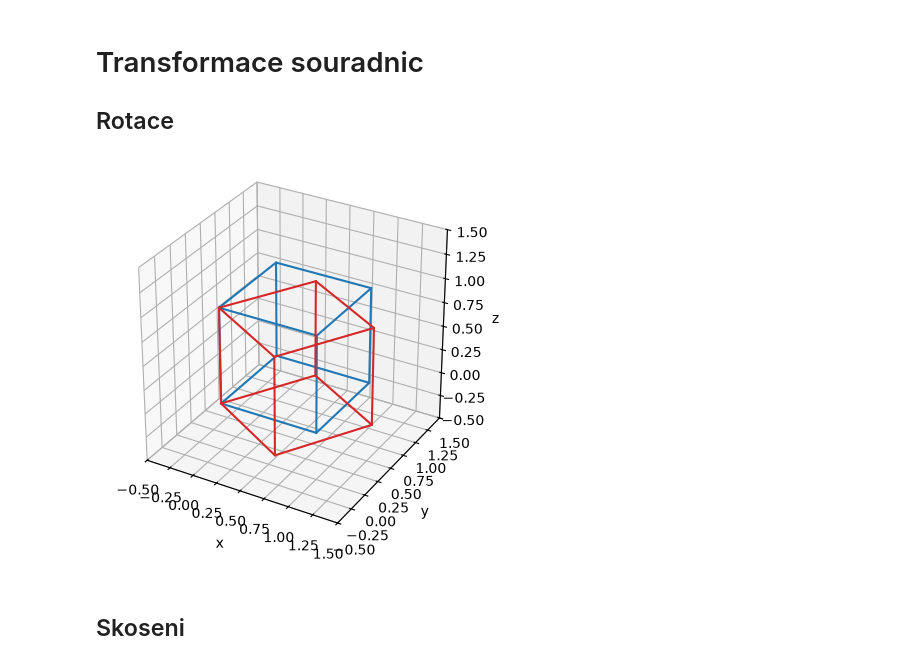
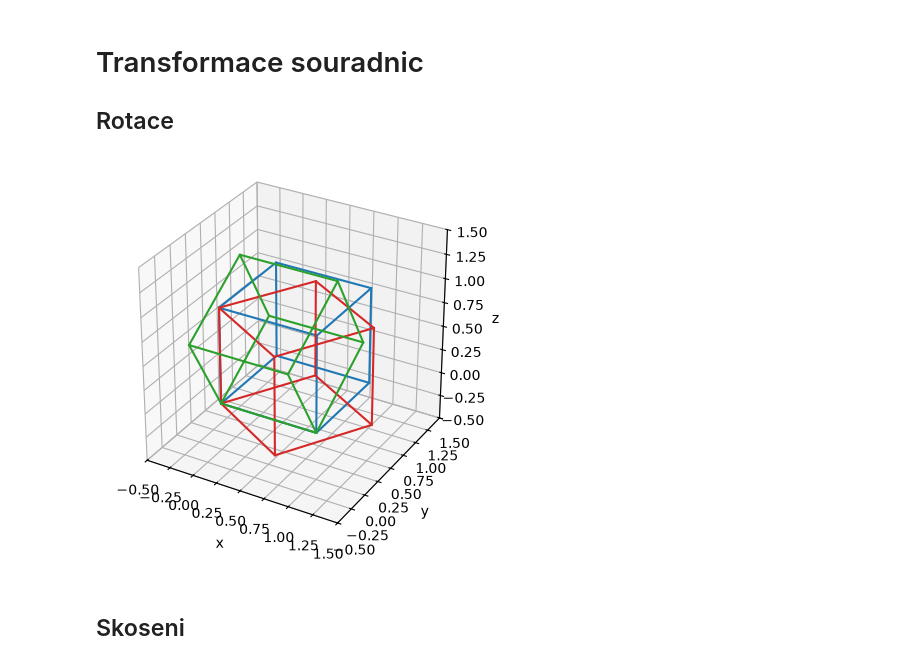
Before and after one commit to emil-varga/mechanika, a Jupyter notebook: python/notebooks/02_souradnice.ipynb, the cells around one changed output. Drawn from its saved outputs; the diff is of its cells as text; code cells hidden in the pictures.

Commit message:
x-rotace v notebooku

```diff
--- a/python/notebooks/02_souradnice.ipynb
+++ b/python/notebooks/02_souradnice.ipynb
@@ -24,34 +24,42 @@ def nakresli_krychli(ax, transformace=None, color='tab:blue'):
         transformace = np.diag([1,1,1])
     _krychle = (transformace @ krychle.T).T # @ znaci maticove nasobeni, .T transpozici
 
     ax.plot(_krychle[:,0], _krychle[:,1], _krychle[:,2], color=color)
     #bocne hrany
     ax.plot(_krychle[[1,6],0], _krychle[[1,6],1], _krychle[[1,6],2], color=color)
     ax.plot(_krychle[[2,7],0], _krychle[[2,7],1], _krychle[[2,7],2], color=color)
     ax.plot(_krychle[[3,8],0], _krychle[[3,8],1], _krychle[[3,8],2], color=color)
 
     ax.set_xlabel("x")
     ax.set_ylabel("y")
     ax.set_zlabel("z")
 
 fig = plt.figure()
 ax3d = fig.add_subplot(projection='3d')
 ax3d.grid()
 ax3d.set_xlim(-0.5, 1.5)
 ax3d.set_ylim(-0.5, 1.5)
 ax3d.set_zlim(-0.5, 1.5)
 ax3d.set_aspect('equal')
 nakresli_krychli(ax3d)
 
 alpha = 30 / 180 * np.pi
 rotace = np.array(
     [[np.cos(alpha), np.sin(alpha), 0],
     [-np.sin(alpha), np.cos(alpha), 0],
     [0, 0, 1]]
 )
+
+rotace_x = np.array(
+    [[1, 0, 0],
+     [0, np.cos(alpha), -np.sin(alpha)],
+     [0, np.sin(alpha), np.cos(alpha)]]
+)
+
 nakresli_krychli(ax3d, rotace, 'tab:red')
+nakresli_krychli(ax3d, rotace_x, 'tab:green')
 # %% [output]
-[figure, old version]
+[figure, new version]
 # %% [markdown]
 ## Skoseni
 # %%
```
